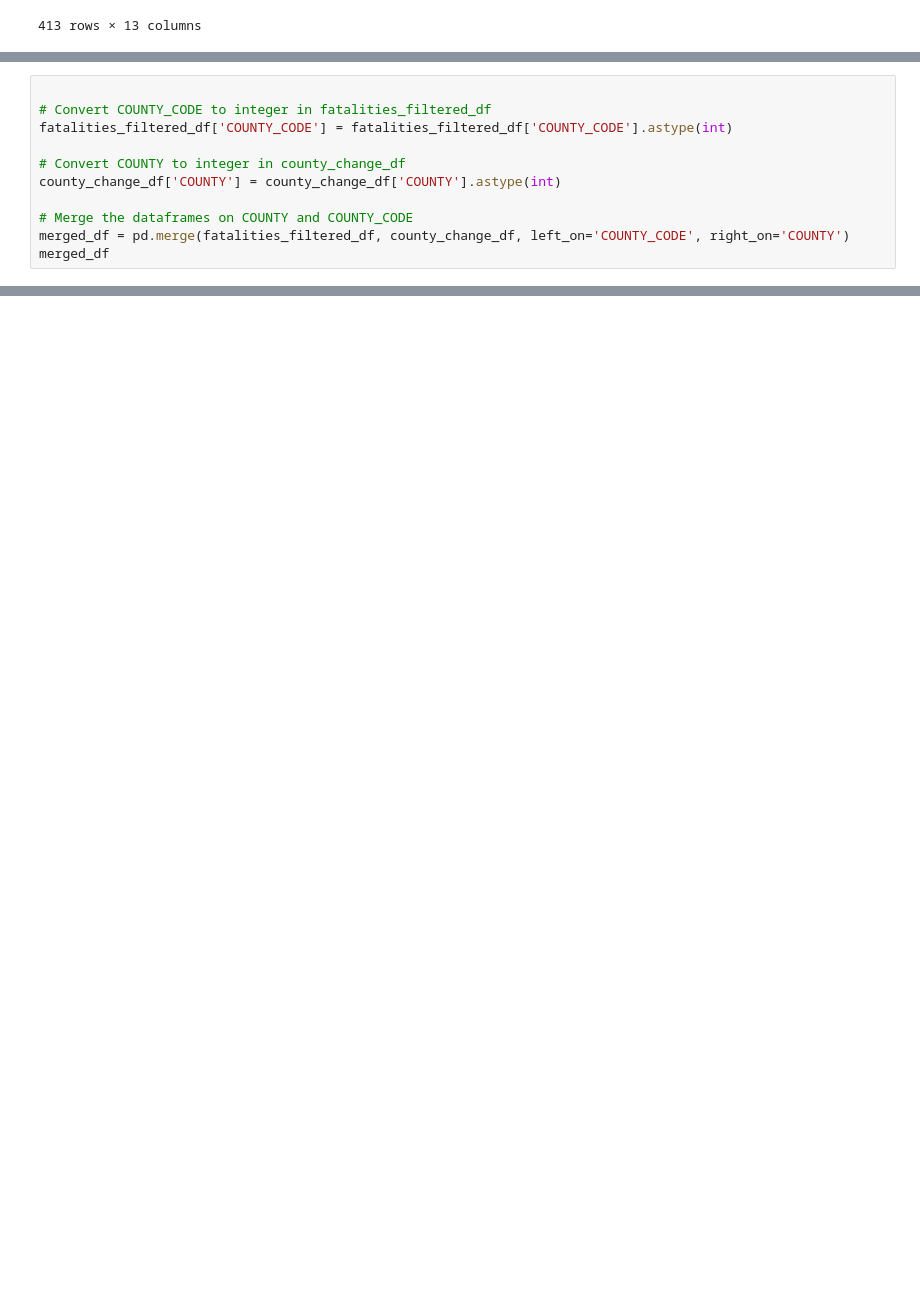
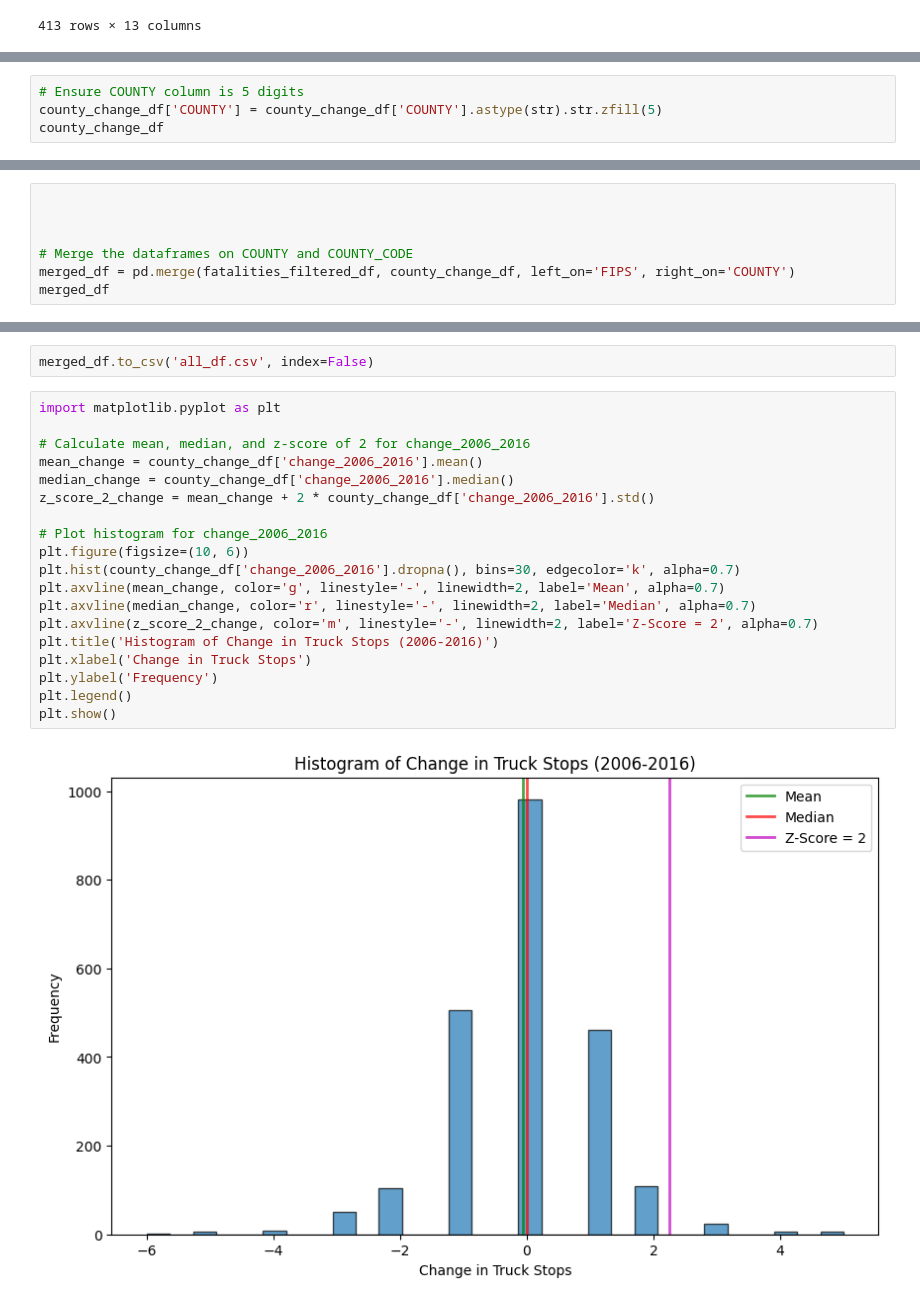
Before and after one commit to WilliamClintC/Research-Proposal-Trucks, a Jupyter notebook: Exploration/2.ipynb, the cells around one changed output, grey strips where cells are left out. Cells and saved outputs as stored; diff of their text form; blank space fills up the shorter version.

```diff
--- a/Exploration/2.ipynb
+++ b/Exploration/2.ipynb
@@ -380,0 +365,4 @@ county_change_df
+# %%
+# Ensure COUNTY column is 5 digits
+county_change_df['COUNTY'] = county_change_df['COUNTY'].astype(str).str.zfill(5)
+county_change_df
@@ -444,13 +444,9 @@ See the caveats in the documentation: https://pandas.pydata.org/pandas-docs/stab
 2263 rows × 2 columns
 # %%
 
-# Convert COUNTY_CODE to integer in fatalities_filtered_df
-fatalities_filtered_df['COUNTY_CODE'] = fatalities_filtered_df['COUNTY_CODE'].astype(int)
 
-# Convert COUNTY to integer in county_change_df
-county_change_df['COUNTY'] = county_change_df['COUNTY'].astype(int)
 
 # Merge the dataframes on COUNTY and COUNTY_CODE
-merged_df = pd.merge(fatalities_filtered_df, county_change_df, left_on='COUNTY_CODE', right_on='COUNTY')
+merged_df = pd.merge(fatalities_filtered_df, county_change_df, left_on='FIPS', right_on='COUNTY')
 merged_df
 # %% [output]
@@ -462,0 +505,23 @@ See the caveats in the documentation: https://pandas.pydata.org/pandas-docs/stab
+# %%
+merged_df.to_csv('all_df.csv', index=False)
+# %%
+import matplotlib.pyplot as plt
+
+# Calculate mean, median, and z-score of 2 for change_2006_2016
+mean_change = county_change_df['change_2006_2016'].mean()
+median_change = county_change_df['change_2006_2016'].median()
+z_score_2_change = mean_change + 2 * county_change_df['change_2006_2016'].std()
+
+# Plot histogram for change_2006_2016
+plt.figure(figsize=(10, 6))
+plt.hist(county_change_df['change_2006_2016'].dropna(), bins=30, edgecolor='k', alpha=0.7)
+plt.axvline(mean_change, color='g', linestyle='-', linewidth=2, label='Mean', alpha=0.7)
+plt.axvline(median_change, color='r', linestyle='-', linewidth=2, label='Median', alpha=0.7)
+plt.axvline(z_score_2_change, color='m', linestyle='-', linewidth=2, label='Z-Score = 2', alpha=0.7)
+plt.title('Histogram of Change in Truck Stops (2006-2016)')
+plt.xlabel('Change in Truck Stops')
+plt.ylabel('Frequency')
+plt.legend()
+plt.show()
+# %% [output]
+[figure, added]
```
Also changed, not shown: parts of 13 cells of this notebook, 14 other files.
